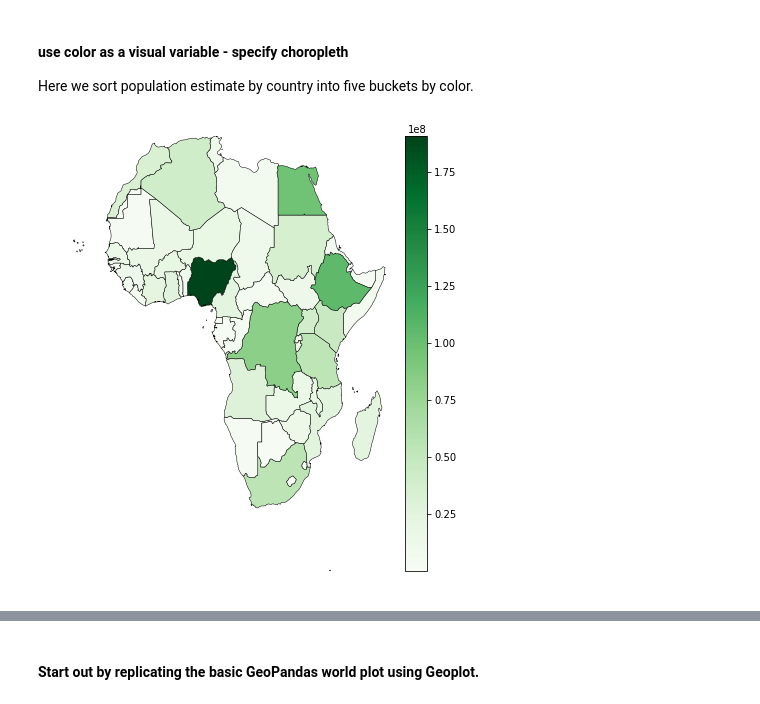
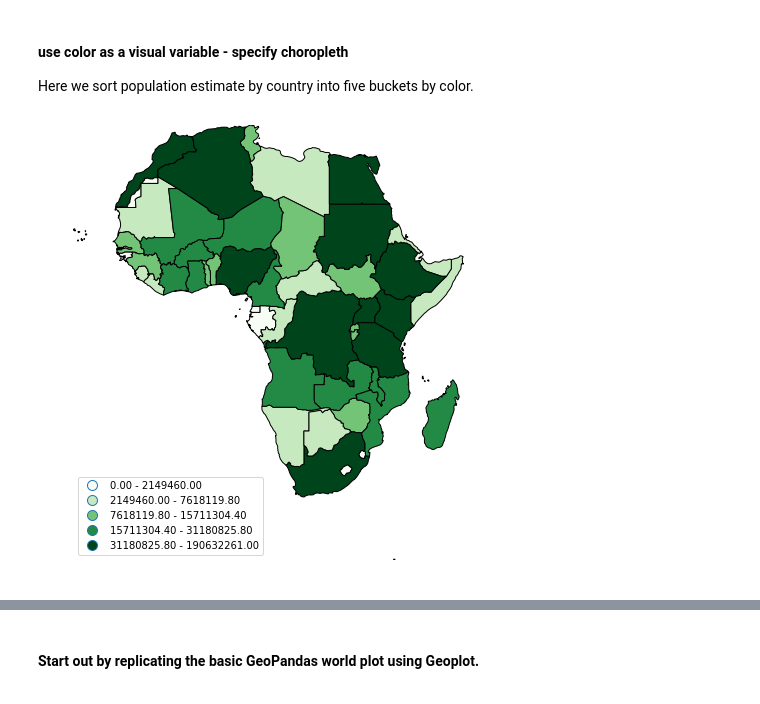
Before and after one commit to MarkCruse/geopandas-101, a Jupyter notebook: geopandas-101.ipynb, the cells around one changed output, grey strips where cells are left out. Cells and saved outputs as stored; diff of their text form; code cells hidden in the pictures.

```diff
--- a/geopandas-101.ipynb
+++ b/geopandas-101.ipynb
@@ -541,6 +532,6 @@ geoplot.cartogram(countries[countries['CONTINENT'] == 'Africa'], scale='POP_EST'
 #### use color as a visual variable - specify choropleth
 Here we sort population estimate by country into five buckets by color.
 # %%
-geoplot.choropleth(countries[countries['CONTINENT'] == 'Africa'], hue='POP_EST', cmap='Greens',  linewidth=0.5, k=None,figsize=(7,8), legend=True);
+geoplot.choropleth(countries[countries['CONTINENT'] == 'Africa'], hue='POP_EST', cmap='Greens', figsize=(7,8), legend=True);
 # %% [output]
-[figure, old version]
+[figure, new version]
```
Also changed, not shown: parts of 72 cells of this notebook, 2 other files.
